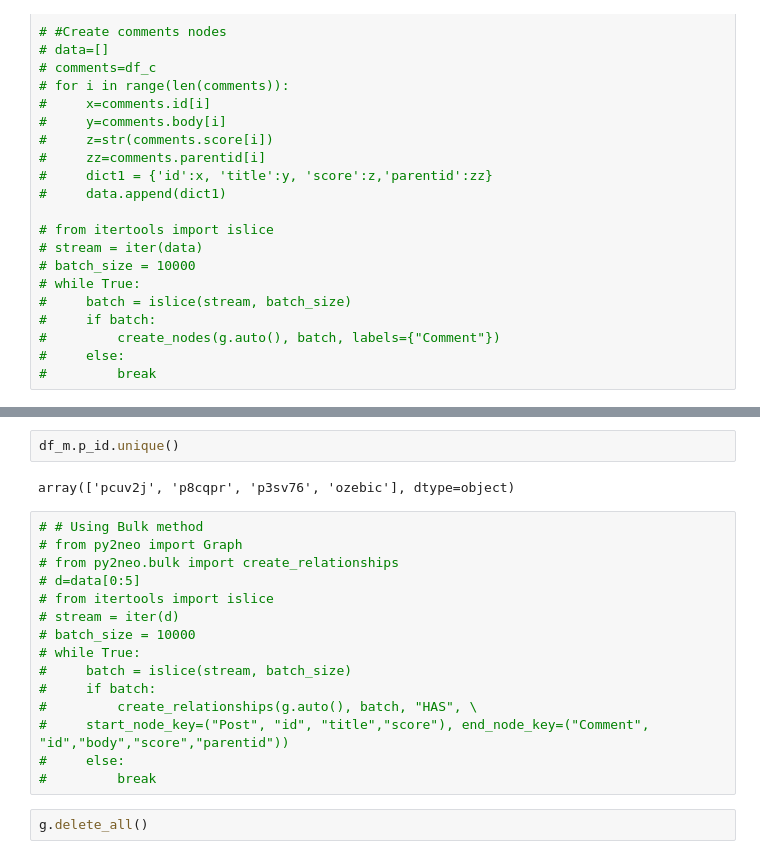
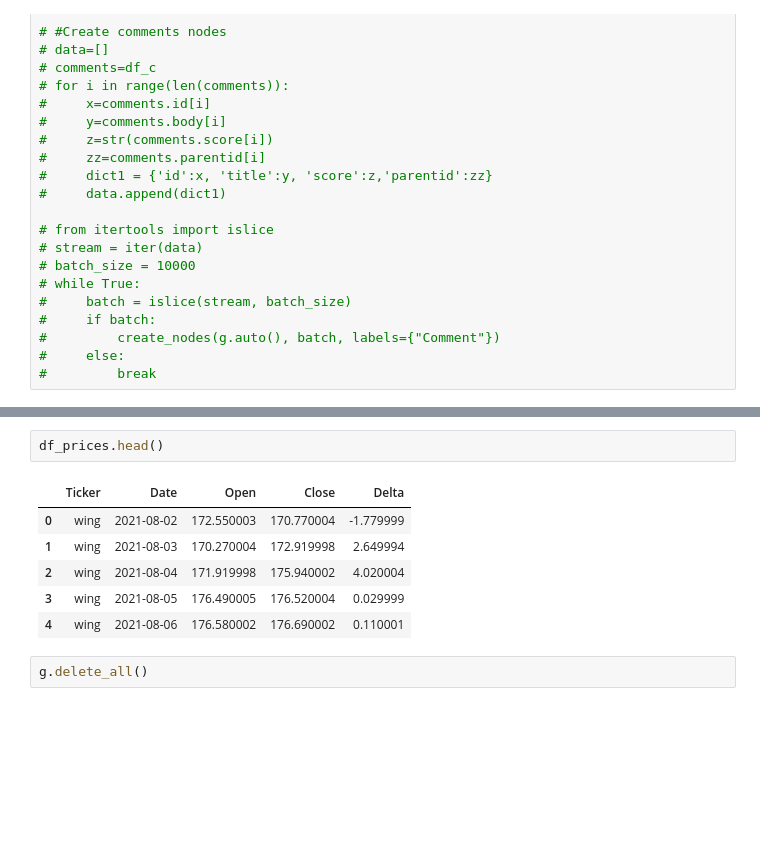
Before and after one commit to mustafaburny/dse203_final_project, a Jupyter notebook: notebooks/Amit_Project_Bulk.ipynb, the cells around one changed output, grey strips where cells are left out. Cells and saved outputs as stored; diff of their text form; blank space fills up the shorter version.

```diff
--- a/notebooks/Amit_Project_Bulk.ipynb
+++ b/notebooks/Amit_Project_Bulk.ipynb
@@ -298,22 +374,12 @@ for i in range(len(df_m)):
-# %%
-df_m.p_id.unique()
-# %% [output]
-array(['pcuv2j', 'p8cqpr', 'p3sv76', 'ozebic'], dtype=object)
-# %%
-# # Using Bulk method
-# from py2neo import Graph
-# from py2neo.bulk import create_relationships
-# d=data[0:5]
-# from itertools import islice
-# stream = iter(d)
-# batch_size = 10000
-# while True:
-#     batch = islice(stream, batch_size)
-#     if batch:
-#         create_relationships(g.auto(), batch, "HAS", \
-#     start_node_key=("Post", "id", "title","score"), end_node_key=("Comment", "id","body","score","parentid"))
-#     else:
-#         break
+# %%
+df_prices.head()
+# %% [output]
+|  | Ticker | Date | Open | Close | Delta |
+| 0 | wing | 2021-08-02 | 172.550003 | 170.770004 | -1.779999 |
+| 1 | wing | 2021-08-03 | 170.270004 | 172.919998 | 2.649994 |
+| 2 | wing | 2021-08-04 | 171.919998 | 175.940002 | 4.020004 |
+| 3 | wing | 2021-08-05 | 176.490005 | 176.520004 | 0.029999 |
+| 4 | wing | 2021-08-06 | 176.580002 | 176.690002 | 0.110001 |
 # %%
 g.delete_all()
 # %%
```
Also changed, not shown: parts of 21 cells of this notebook.
